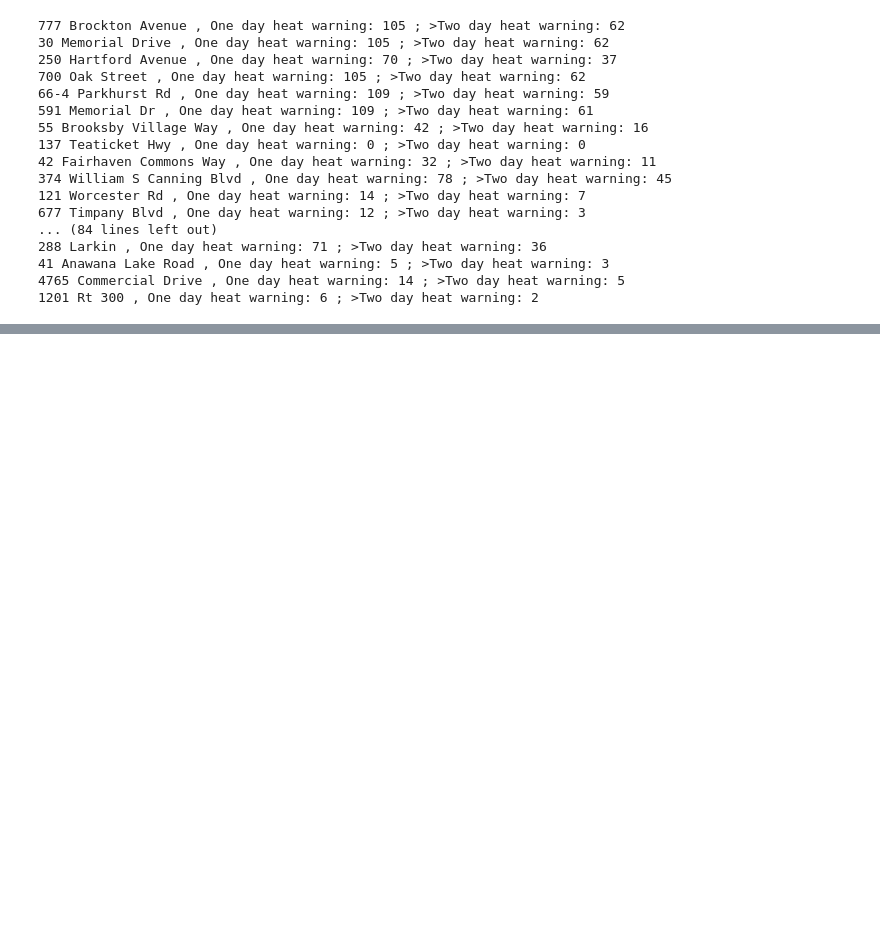
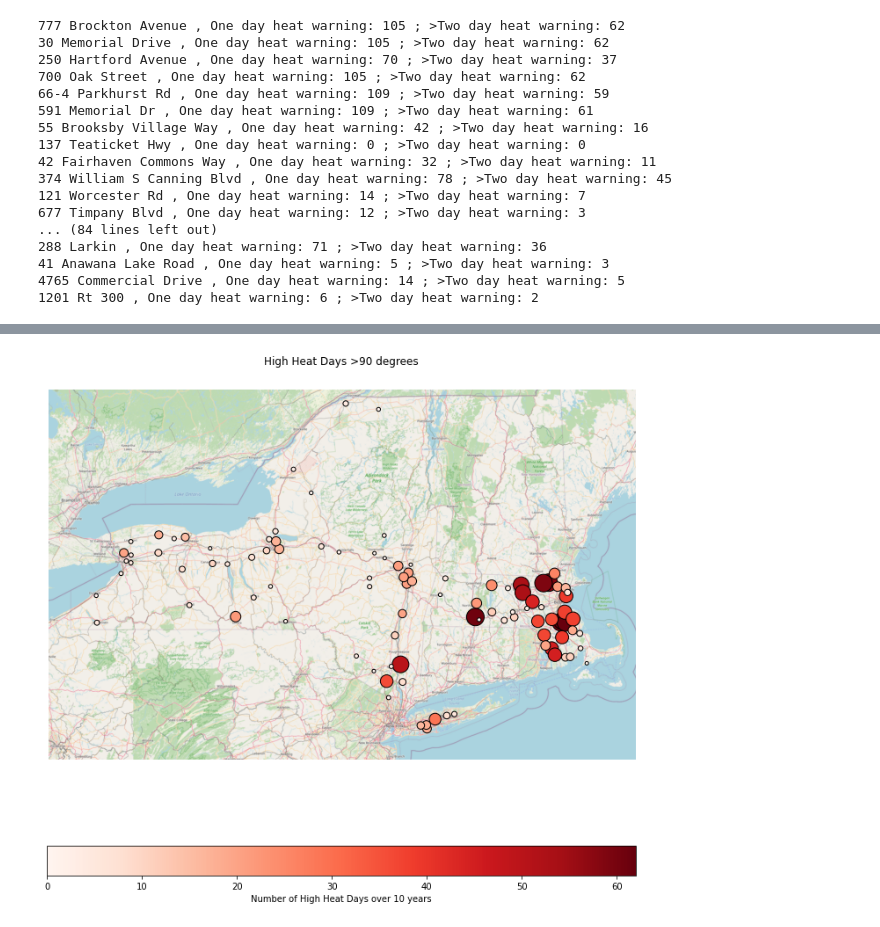
Before and after one commit to mborrus/Insurance_Weather, a Jupyter notebook: Address_to_Weather_Station.ipynb, the cells around one changed output, grey strips where cells are left out. Drawn from its saved outputs; the diff is of its cells as text; code cells hidden in the pictures; blank space fills up the shorter version.

```diff
--- a/Address_to_Weather_Station.ipynb
+++ b/Address_to_Weather_Station.ipynb
@@ -774,0 +796,40 @@ ModuleNotFoundError: No module named 'geoplot'
+# %%
+gdf = gpd.GeoDataFrame(Heat_Data, geometry=gpd.points_from_xy(Heat_Data['Lon'], Heat_Data['Lat']))
+plot_data = gdf#.query('Lat < 43 & Lat > 40 & Lon > -75')
+extent = contiguous_usa.query('state == ["Massachusetts","New York"]').total_bounds
+scheme = mc.Quantiles(gdf['Two+ Days'], k=5)
+
+ax = gplt.webmap(
+    contiguous_usa,
+    projection=gcrs.WebMercator(),
+    extent=extent,
+    figsize=(12, 12)
+)
+
+#ax = gplt.polyplot(
+#    contiguous_usa,
+#    zorder=-100,
+#    linewidth=1,
+#    projection=gcrs.WebMercator(),
+#    edgecolor='white',
+#    facecolor='lightgray',
+#    figsize=(12, 12)
+#)
+
+gplt.pointplot(
+    plot_data,
+    hue='Two+ Days',
+    cmap='Reds',
+    edgecolor='black',
+    scale = 'One Day',
+    limits = (4,20),
+    ax=ax,
+    legend=True,
+    legend_var='hue',
+    legend_kwargs={'orientation': 'horizontal', 'label': "Number of High Heat Days over 10 years"}
+)
+
+plt.title('High Heat Days >90 degrees')
+plt.show()
+# %% [output]
+[figure, added]
```
Also changed, not shown: parts of 8 cells of this notebook.
